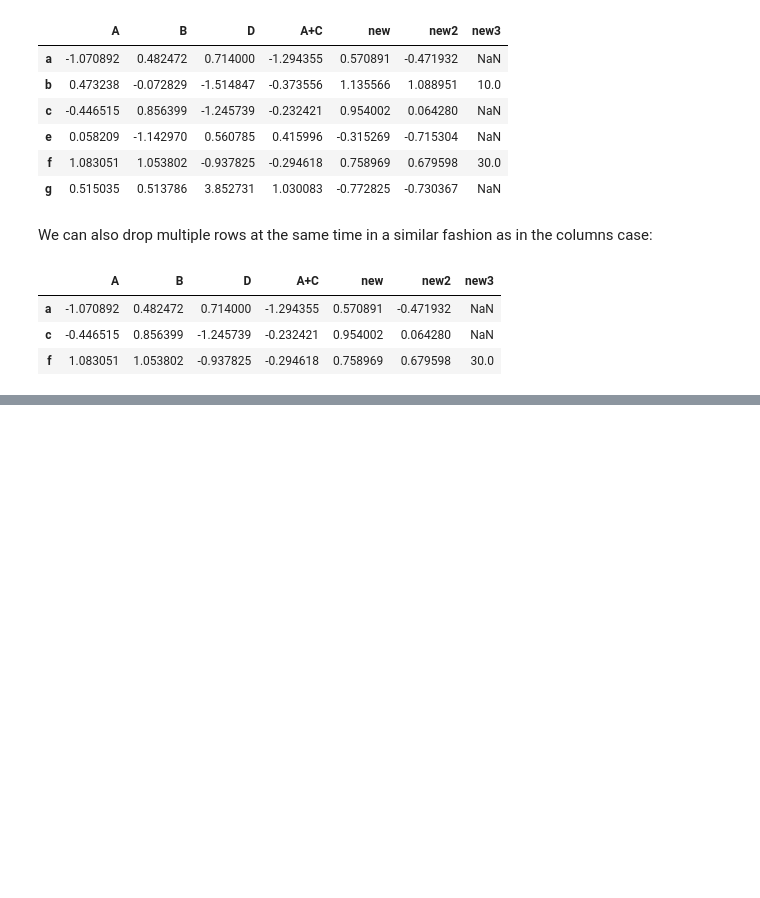
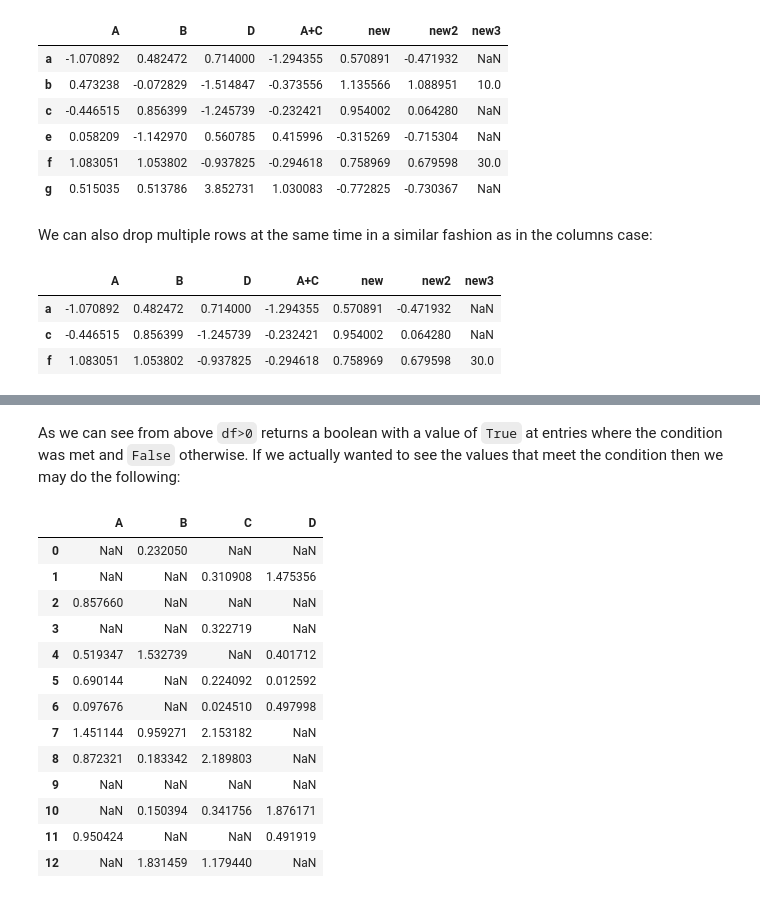
Before and after one commit to jkstarling/MA477-copy, a Jupyter notebook: MA477 - Theory and Applications of Data Science/Lessons/Lesson 3 - Pandas/Lesson 3 - Pandas.ipynb, the cells around one changed output, grey strips where cells are left out. Saved outputs shown, nothing was run; the diff lists cells and outputs as text; code cells hidden in the pictures; blank space fills up the shorter version.

```diff
--- a/MA477 - Theory and Applications of Data Science/Lessons/Lesson 3 - Pandas/Lesson 3 - Pandas.ipynb
+++ b/MA477 - Theory and Applications of Data Science/Lessons/Lesson 3 - Pandas/Lesson 3 - Pandas.ipynb
@@ -589,0 +658,19 @@ Using the same dataframe you created above, do the following:
+# %% [markdown]
+As we can see from above `df>0` returns a boolean with a value of `True` at entries where the condition was met and `False` otherwise. If we actually wanted to see the values that meet the condition then we may do the following:
+# %%
+df[df>0]
+# %% [output]
+|  | A | B | C | D |
+| 0 | NaN | 0.232050 | NaN | NaN |
+| 1 | NaN | NaN | 0.310908 | 1.475356 |
+| 2 | 0.857660 | NaN | NaN | NaN |
+| 3 | NaN | NaN | 0.322719 | NaN |
+| 4 | 0.519347 | 1.532739 | NaN | 0.401712 |
+| 5 | 0.690144 | NaN | 0.224092 | 0.012592 |
+| 6 | 0.097676 | NaN | 0.024510 | 0.497998 |
+| 7 | 1.451144 | 0.959271 | 2.153182 | NaN |
+| 8 | 0.872321 | 0.183342 | 2.189803 | NaN |
+| 9 | NaN | NaN | NaN | NaN |
+| 10 | NaN | 0.150394 | 0.341756 | 1.876171 |
+| 11 | 0.950424 | NaN | NaN | 0.491919 |
+| 12 | NaN | 1.831459 | 1.179440 | NaN |
```
Also changed, not shown: parts of 33 cells of this notebook.
